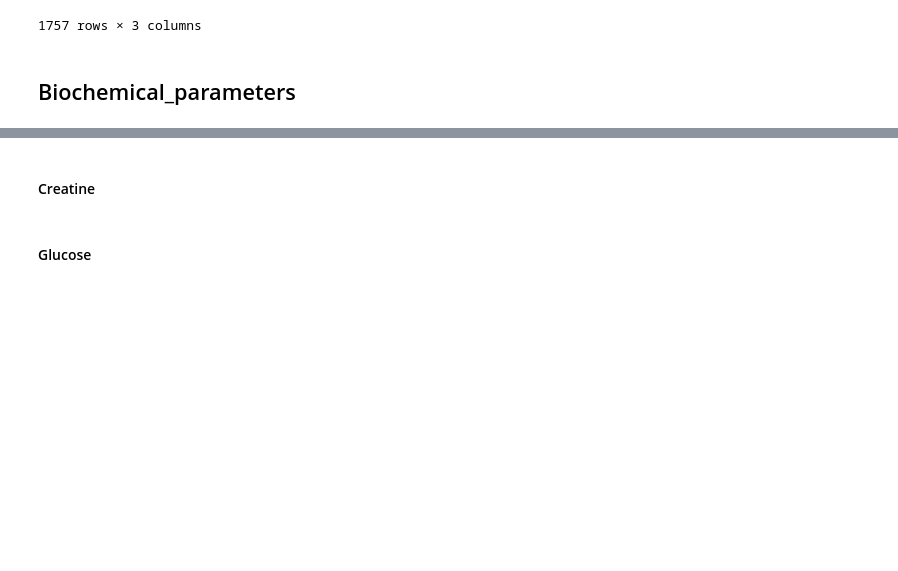
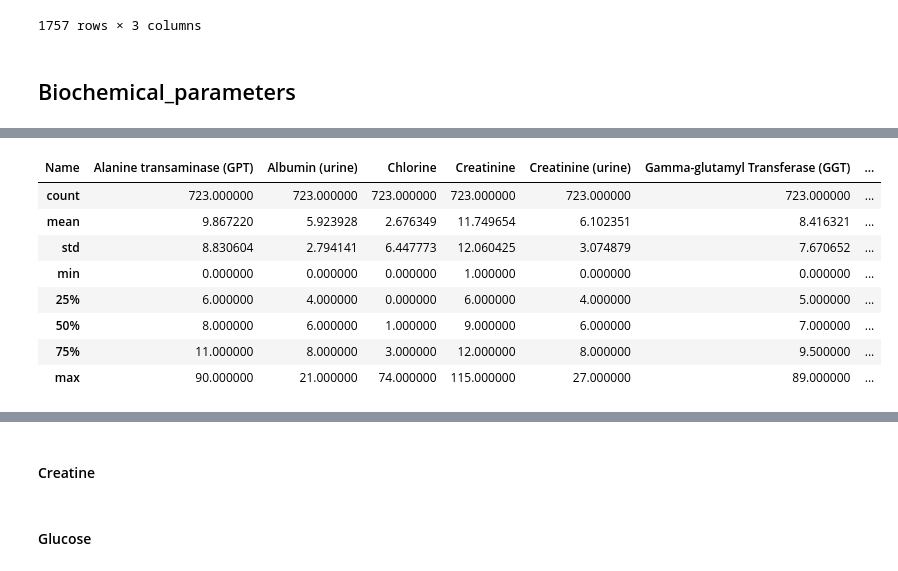
Before and after one commit to MatteoAv/AnalisiDatasetDiabete, a Jupyter notebook: Analisi.ipynb, the cells around one changed output, grey strips where cells are left out. Drawn from its saved outputs; the diff is of its cells as text; code cells hidden in the pictures; blank space fills up the shorter version.

```diff
--- a/Analisi.ipynb
+++ b/Analisi.ipynb
@@ -90,2 +188,12 @@ number
 # %%
-number.describe(include=['O'])
+result.describe()
+# %% [output]
+| Name | Alanine transaminase (GPT) | Albumin (urine) | Chlorine | Creatinine | Creatinine (urine) | Gamma-glutamyl Transferase (GGT) | ... |
+| count | 723.000000 | 723.000000 | 723.000000 | 723.000000 | 723.000000 | 723.000000 | ... |
+| mean | 9.867220 | 5.923928 | 2.676349 | 11.749654 | 6.102351 | 8.416321 | ... |
+| std | 8.830604 | 2.794141 | 6.447773 | 12.060425 | 3.074879 | 7.670652 | ... |
+| min | 0.000000 | 0.000000 | 0.000000 | 1.000000 | 0.000000 | 0.000000 | ... |
+| 25% | 6.000000 | 4.000000 | 0.000000 | 6.000000 | 4.000000 | 5.000000 | ... |
+| 50% | 8.000000 | 6.000000 | 1.000000 | 9.000000 | 6.000000 | 7.000000 | ... |
+| 75% | 11.000000 | 8.000000 | 3.000000 | 12.000000 | 8.000000 | 9.500000 | ... |
+| max | 90.000000 | 21.000000 | 74.000000 | 115.000000 | 27.000000 | 89.000000 | ... |
```
Also changed, not shown: parts of 8 cells of this notebook, 2 other files.
